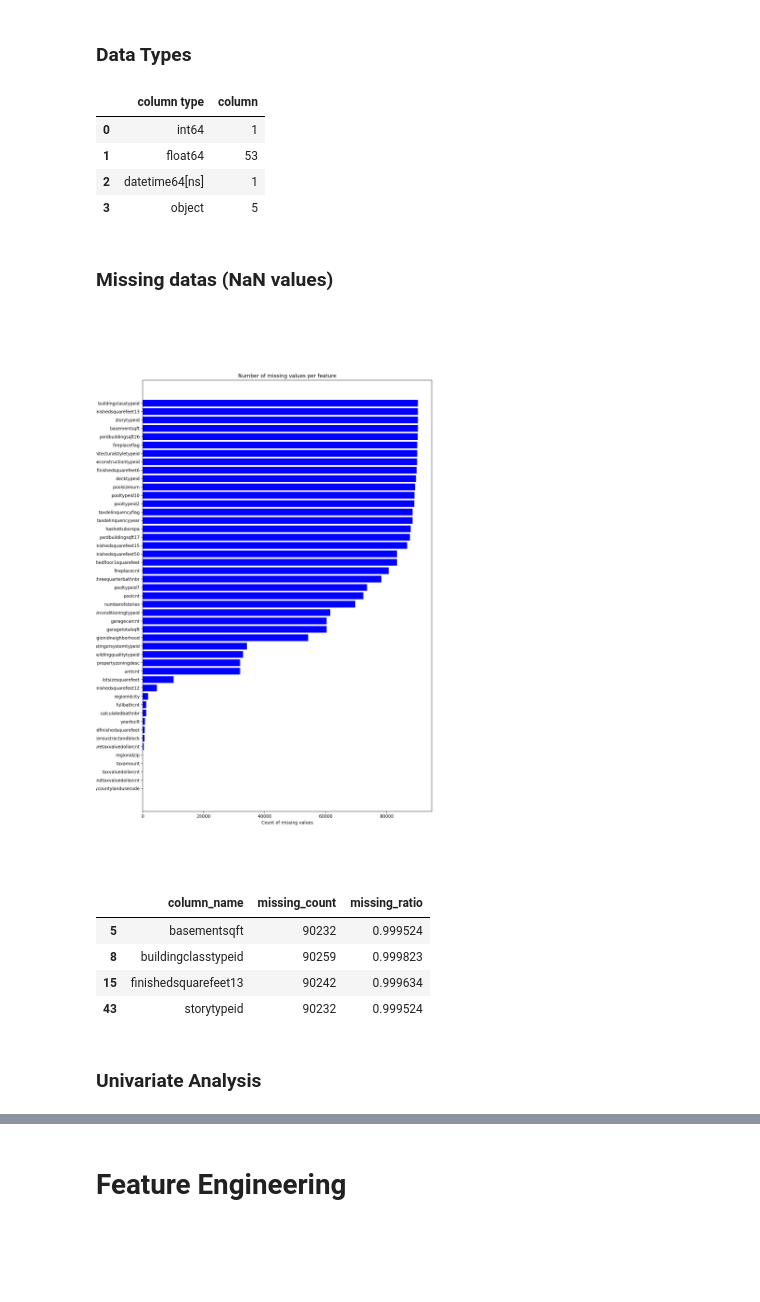
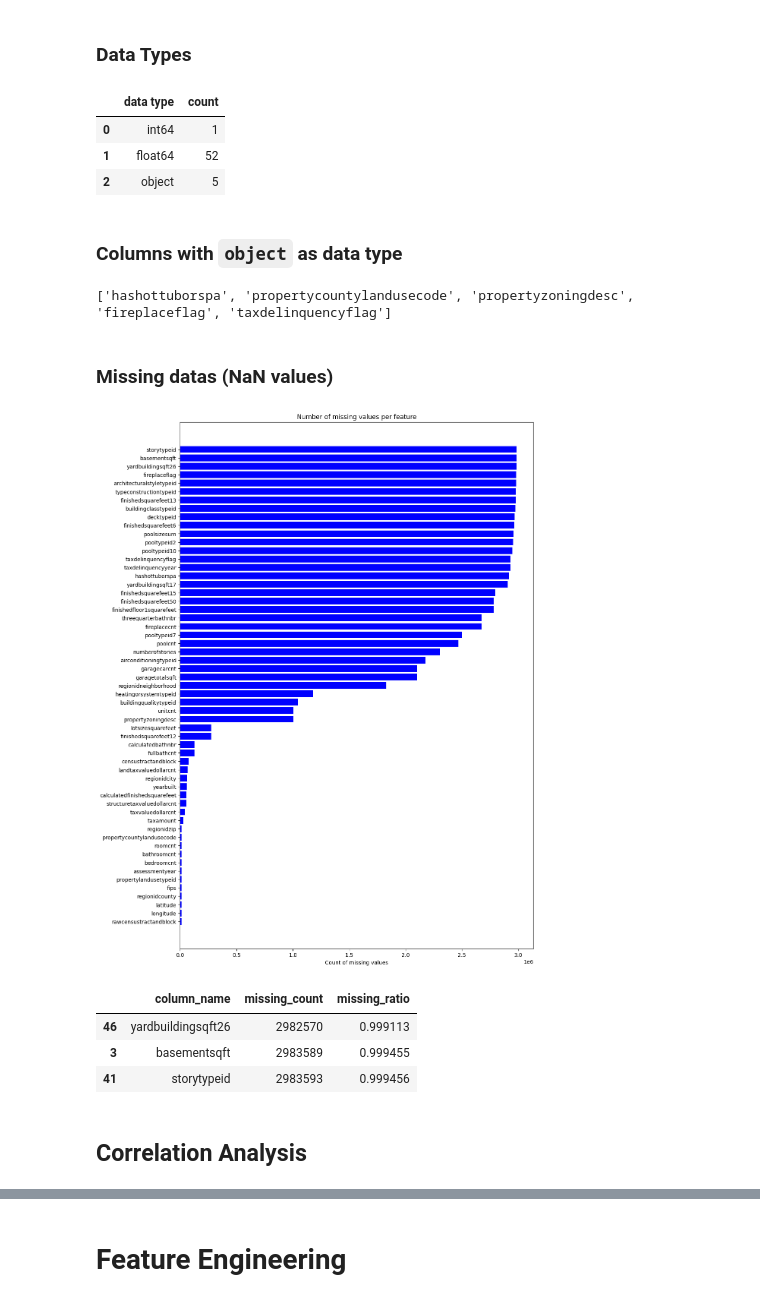
Before and after one commit to gohxuezhe/MLProject, a Jupyter notebook: MLproject.ipynb, the cells around one changed output, grey strips where cells are left out. Saved outputs shown, nothing was run; the diff lists cells and outputs as text; code cells hidden in the pictures; blank space fills up the shorter version.

```diff
--- a/MLproject.ipynb
+++ b/MLproject.ipynb
@@ -304,44 +285,48 @@ plt.show()
 ### Data Types
 # %%
 pd.options.display.max_rows = 65
-dtype_df = df_train_2016.dtypes.reset_index()
-dtype_df.columns = ['column', 'column type']
-dtype_df.groupby('column type').aggregate('count').reset_index()
+dtype = properties_2016_df.dtypes.reset_index()
+dtype.columns = ['count', 'data type']
+dtype.groupby('data type').aggregate('count').reset_index()
 # %% [output]
-|  | column type | column |
+|  | data type | count |
 | 0 | int64 | 1 |
-| 1 | float64 | 53 |
-| 2 | datetime64[ns] | 1 |
-| 3 | object | 5 |
+| 1 | float64 | 52 |
+| 2 | object | 5 |
+# %% [markdown]
+### Columns with `object` as data type
+# %%
+object_cols = properties_2016_df.select_dtypes(include=['object']).columns.tolist()
+print(object_cols)
+# %% [output]
+['hashottuborspa', 'propertycountylandusecode', 'propertyzoningdesc', 'fireplaceflag', 'taxdelinquencyflag']
 # %% [markdown]
 ### Missing datas (NaN values)
 # %%
-missing_df = df_train_2016.isnull().sum(axis=0).reset_index()
-missing_df.columns = ['column_name', 'missing_count']
-missing_df = missing_df.loc[missing_df['missing_count'] > 0]
-missing_df = missing_df.sort_values(by='missing_count')
+missing_cols = properties_2016_df.isnull().sum(axis=0).reset_index()
+missing_cols.columns = ['column_name', 'missing_count']
+missing_cols = missing_cols.loc[missing_cols['missing_count'] > 0]
+missing_cols = missing_cols.sort_values(by='missing_count')
 
-ind = np.arange(missing_df.shape[0])
+ind = np.arange(missing_cols.shape[0])
 width = 0.9
 fig, ax = plt.subplots(figsize=(12,18))
-rects = ax.barh(ind, missing_df.missing_count.values, color='blue')
+rects = ax.barh(ind, missing_cols.missing_count.values, color='blue')
 ax.set_yticks(ind)
-ax.set_yticklabels(missing_df.column_name.values, rotation='horizontal')
+ax.set_yticklabels(missing_cols.column_name.values, rotation='horizontal')
 ax.set_xlabel("Count of missing values")
 ax.set_title("Number of missing values per feature")
 plt.show()
 # %% [output]
-[figure, old version]
+[figure, new version]
-# %%
-missing_df = df_train_2016.isnull().sum(axis=0).reset_index()
-missing_df.columns = ['column_name', 'missing_count']
-missing_df['missing_ratio'] = missing_df['missing_count'] / df_train_2016.shape[0]
-missing_df.loc[missing_df['missing_ratio'] > 0.999]
-# %% [output]
-|  | column_name | missing_count | missing_ratio |
-| 5 | basementsqft | 90232 | 0.999524 |
-| 8 | buildingclasstypeid | 90259 | 0.999823 |
-| 15 | finishedsquarefeet13 | 90242 | 0.999634 |
-| 43 | storytypeid | 90232 | 0.999524 |
+# %%
+missing_cols['missing_ratio'] = missing_cols['missing_count'] / properties_2016_df.shape[0]
+high_missing_cols = missing_cols.loc[missing_cols['missing_ratio'] > 0.999]
+high_missing_cols
+# %% [output]
+|  | column_name | missing_count | missing_ratio |
+| 46 | yardbuildingsqft26 | 2982570 | 0.999113 |
+| 3 | basementsqft | 2983589 | 0.999455 |
+| 41 | storytypeid | 2983593 | 0.999456 |
 # %% [markdown]
-### Univariate Analysis
+## Correlation Analysis
```
Also changed, not shown: parts of 125 cells of this notebook, 1 other file.
